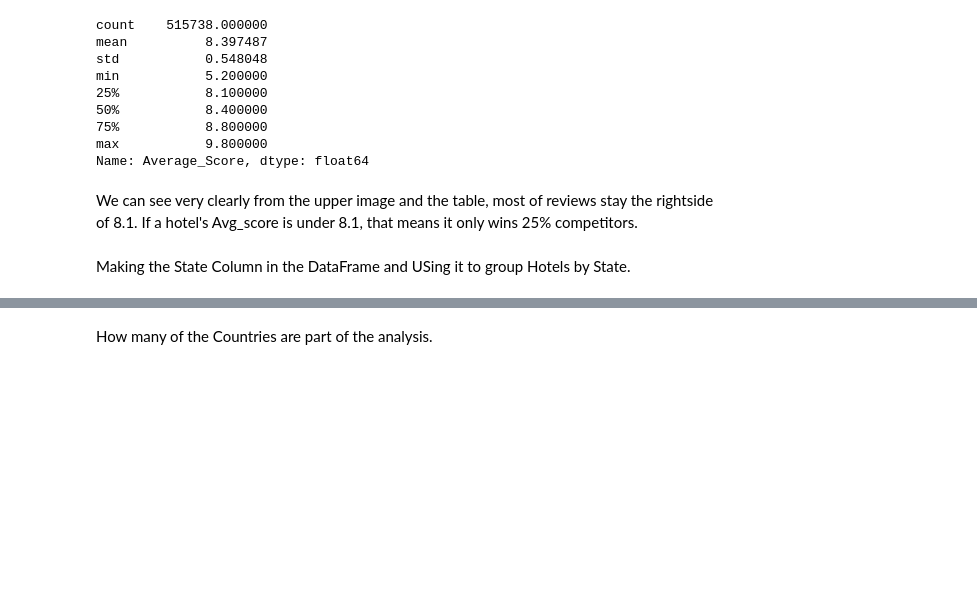
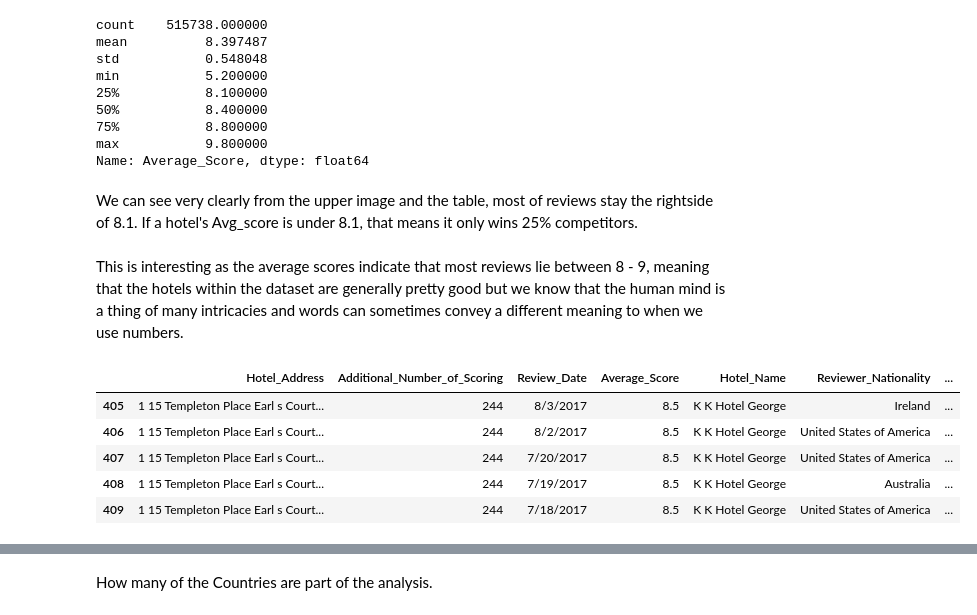
Before and after one commit to ArvindRajen/Conceptual_Analysis, a Jupyter notebook: Hotel_Reviews_EDA.ipynb, the cells around one changed output, grey strips where cells are left out. Cells and saved outputs as stored; diff of their text form; code cells hidden in the pictures; blank space fills up the shorter version.

```diff
--- a/Hotel_Reviews_EDA.ipynb
+++ b/Hotel_Reviews_EDA.ipynb
@@ -163,5 +83,15 @@ max           9.800000
 Name: Average_Score, dtype: float64
 # %% [markdown]
 We can see very clearly from the upper image and the table, most of reviews stay the rightside of 8.1. If a hotel's Avg_score is under 8.1, that means it only wins 25% competitors.
-# %% [markdown]
-Making the State Column in the DataFrame and USing it to group Hotels by State.
+# %% [markdown]
+This is interesting as the average scores indicate that most reviews lie between 8 - 9, meaning that the hotels within the dataset are generally pretty good but we know that the human mind is a thing of many intricacies and words can sometimes convey a different meaning to when we use numbers.
+# %%
+df_tight=df[(df.Average_Score>=7.9) & (df.Average_Score<=9.1)]
+df_tight.head()
+# %% [output]
+|  | Hotel_Address | Additional_Number_of_Scoring | Review_Date | Average_Score | Hotel_Name | Reviewer_Nationality | ... |
+| 405 | 1 15 Templeton Place Earl s Court... | 244 | 8/3/2017 | 8.5 | K K Hotel George | Ireland | ... |
+| 406 | 1 15 Templeton Place Earl s Court... | 244 | 8/2/2017 | 8.5 | K K Hotel George | United States of America | ... |
+| 407 | 1 15 Templeton Place Earl s Court... | 244 | 7/20/2017 | 8.5 | K K Hotel George | United States of America | ... |
+| 408 | 1 15 Templeton Place Earl s Court... | 244 | 7/19/2017 | 8.5 | K K Hotel George | Australia | ... |
+| 409 | 1 15 Templeton Place Earl s Court... | 244 | 7/18/2017 | 8.5 | K K Hotel George | United States of America | ... |
```
Also changed, not shown: parts of 23 cells of this notebook.
